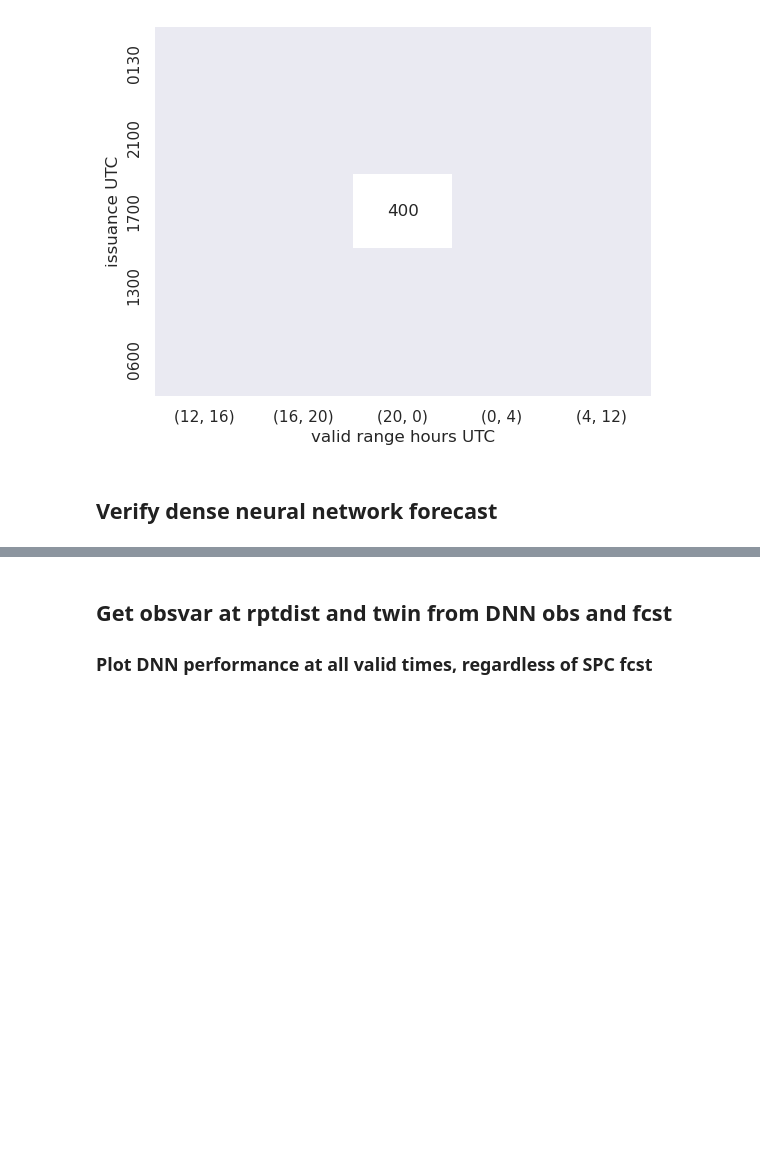
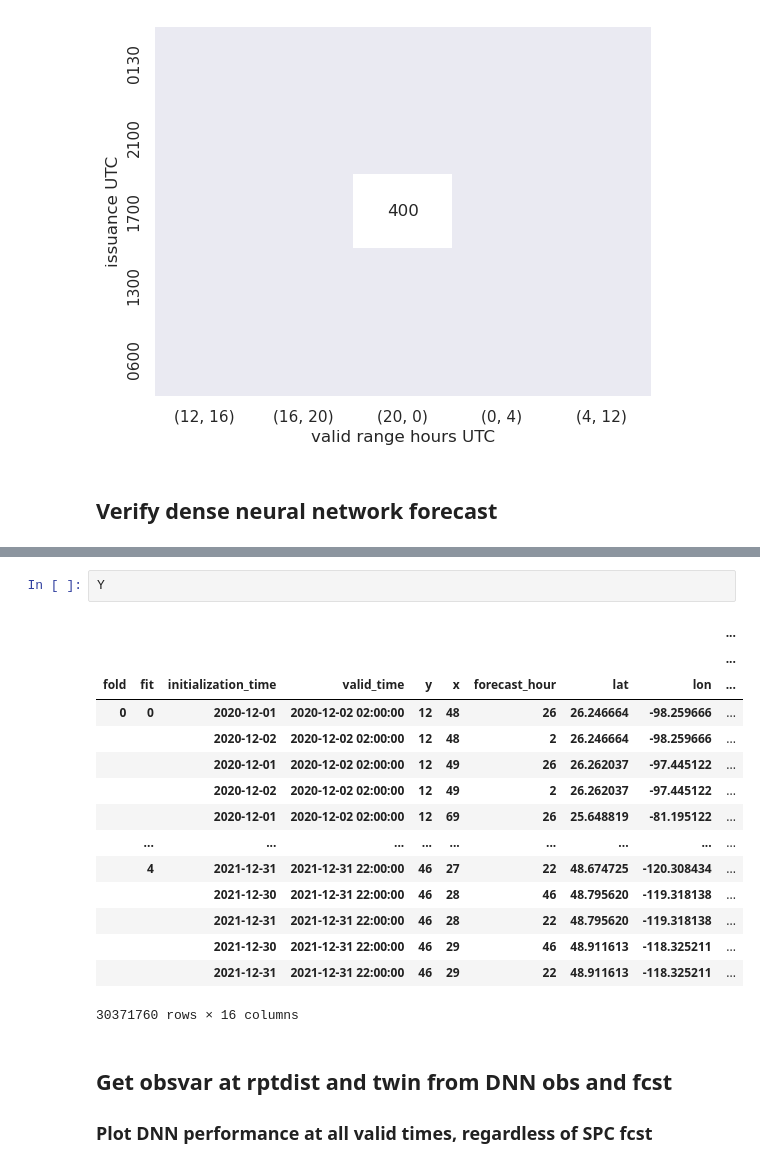
Before and after one commit to ahijevyc/machine-learning, a Jupyter notebook: notebooks/lightning_prob_loop.ipynb, the cells around one changed output, grey strips where cells are left out. Drawn from its saved outputs; the diff is of its cells as text; blank space fills up the shorter version.

```diff
--- a/notebooks/lightning_prob_loop.ipynb
+++ b/notebooks/lightning_prob_loop.ipynb
@@ -442,3 +396,21 @@ else:
+# %%
+Y
+# %% [output]
+|  |  |  |  |  |  |  |  |  | ... |
+|  |  |  |  |  |  |  |  |  | ... |
+| fold | fit | initialization_time | valid_time | y | x | forecast_hour | lat | lon | ... |
+| 0 | 0 | 2020-12-01 | 2020-12-02 02:00:00 | 12 | 48 | 26 | 26.246664 | -98.259666 | ... |
+|  |  | 2020-12-02 | 2020-12-02 02:00:00 | 12 | 48 | 2 | 26.246664 | -98.259666 | ... |
+|  |  | 2020-12-01 | 2020-12-02 02:00:00 | 12 | 49 | 26 | 26.262037 | -97.445122 | ... |
+|  |  | 2020-12-02 | 2020-12-02 02:00:00 | 12 | 49 | 2 | 26.262037 | -97.445122 | ... |
+|  |  | 2020-12-01 | 2020-12-02 02:00:00 | 12 | 69 | 26 | 25.648819 | -81.195122 | ... |
+|  | ... | ... | ... | ... | ... | ... | ... | ... | ... |
+|  | 4 | 2021-12-31 | 2021-12-31 22:00:00 | 46 | 27 | 22 | 48.674725 | -120.308434 | ... |
+|  |  | 2021-12-30 | 2021-12-31 22:00:00 | 46 | 28 | 46 | 48.795620 | -119.318138 | ... |
+|  |  | 2021-12-31 | 2021-12-31 22:00:00 | 46 | 28 | 22 | 48.795620 | -119.318138 | ... |
+|  |  | 2021-12-30 | 2021-12-31 22:00:00 | 46 | 29 | 46 | 48.911613 | -118.325211 | ... |
+|  |  | 2021-12-31 | 2021-12-31 22:00:00 | 46 | 29 | 22 | 48.911613 | -118.325211 | ... |
+30371760 rows × 16 columns
 # %% [markdown]
 ## Get obsvar at rptdist and twin from DNN obs and fcst
 ### Plot DNN performance at all valid times, regardless of SPC fcst
```
Also changed, not shown: parts of 16 cells of this notebook.
